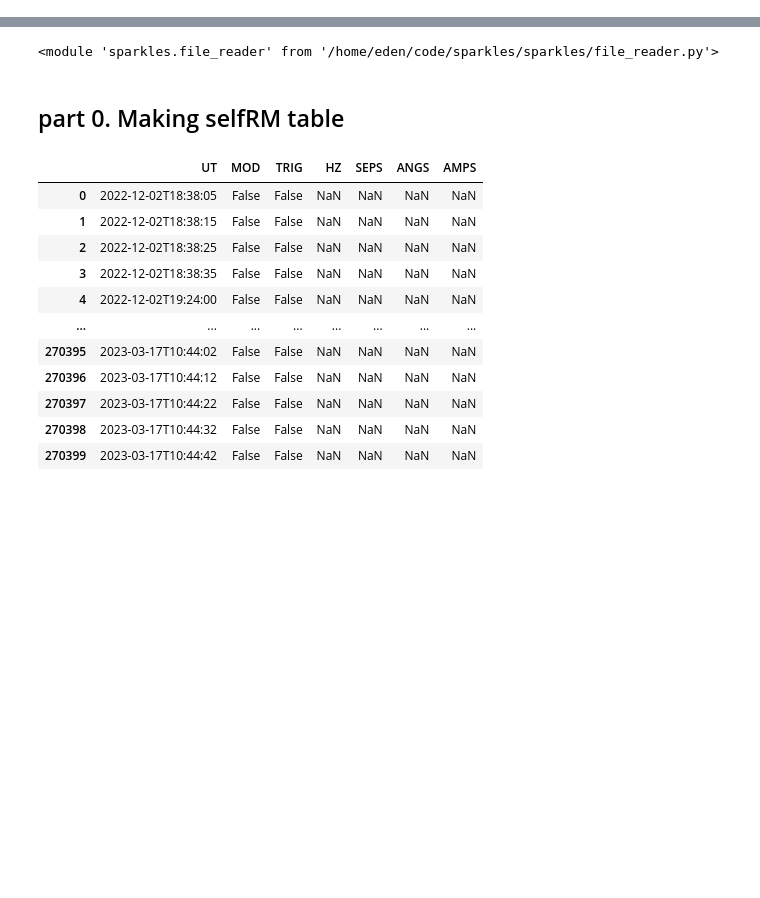
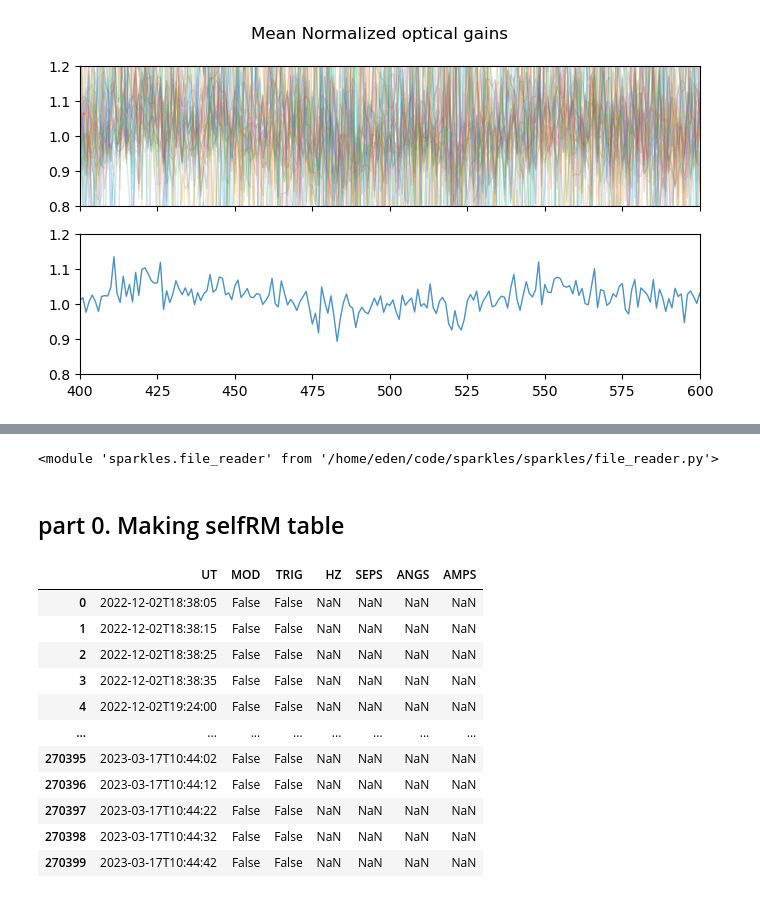
Before and after one commit to edenacadia/sparkles, a Jupyter notebook: telem/selfRM_methods.ipynb, the cells around one changed output, grey strips where cells are left out. Saved outputs shown, nothing was run; the diff lists cells and outputs as text; code cells hidden in the pictures; blank space fills up the shorter version.

```diff
--- a/telem/selfRM_methods.ipynb
+++ b/telem/selfRM_methods.ipynb
@@ -144,0 +116,46 @@ Things to think about:
+# %%
+RM_dir = '/home/eden/data/selfRMs_all/'
+selfRM_compare2 = pd.read_csv('/home/eden/code/sparkles/telem/csv/selfRM_mags_comp_clean.csv')
+# %%
+# create a basic OG table
+# for each row, calc optical gain
+import matplotlib.pylab as pl
+
+OGains = []
+OGains_mean = []
+OGains_std = []
+OGains_series = []
+
+for idx, row in selfRM_compare2.iterrows():
+    # pull the fits files from the right place
+    if(row['type'] == 'SKY'):
+        data_sky = fits.open(RM_dir + 'SKY/' + row['selfRM'])[0].data
+        data_lab = fits.open(RM_dir +'LAB/' + row['l_selfRM'])[0].data
+        diag_sky = np.diag(data_sky[5])
+        diag_lab = np.diag(data_lab[5])
+        OG_series = diag_sky/diag_lab
+        OG = np.median(OG_series)
+        OG_m = np.mean(OG_series)
+        OG_std = np.std(OG_series)
+        OGains.append(OG)
+        OGains_mean.append(OG_m)
+        OGains_std.append(OG_std)
+        OGains_series.append(OG_series)
+# %%
+OGains_series = np.array(OGains_series)
+mean_normal = np.array([OGains_series[i] / OGains_mean[i] for i in range(len(OGains))])
+# %%
+fig, axs = plt.subplots(nrows=2, ncols=1, figsize=(8,4), facecolor='white', sharex=True)
+
+for i in range(len(OGains)):
+    axs[0].plot(mean_normal[i], alpha = 0.2, lw=1,)
+axs[0].set_ylim(0.8,1.2)
+
+axs[1].plot(np.median(mean_normal, axis=0), lw=1, alpha=0.8, label='median')
+
+plt.ylim(0.8,1.2)
+plt.xlim(400, 600)
+plt.suptitle('Mean Normalized optical gains')
+plt.show()
+# %% [output]
+[figure, added]
```
Also changed, not shown: parts of 47 cells of this notebook, 14 other files.
